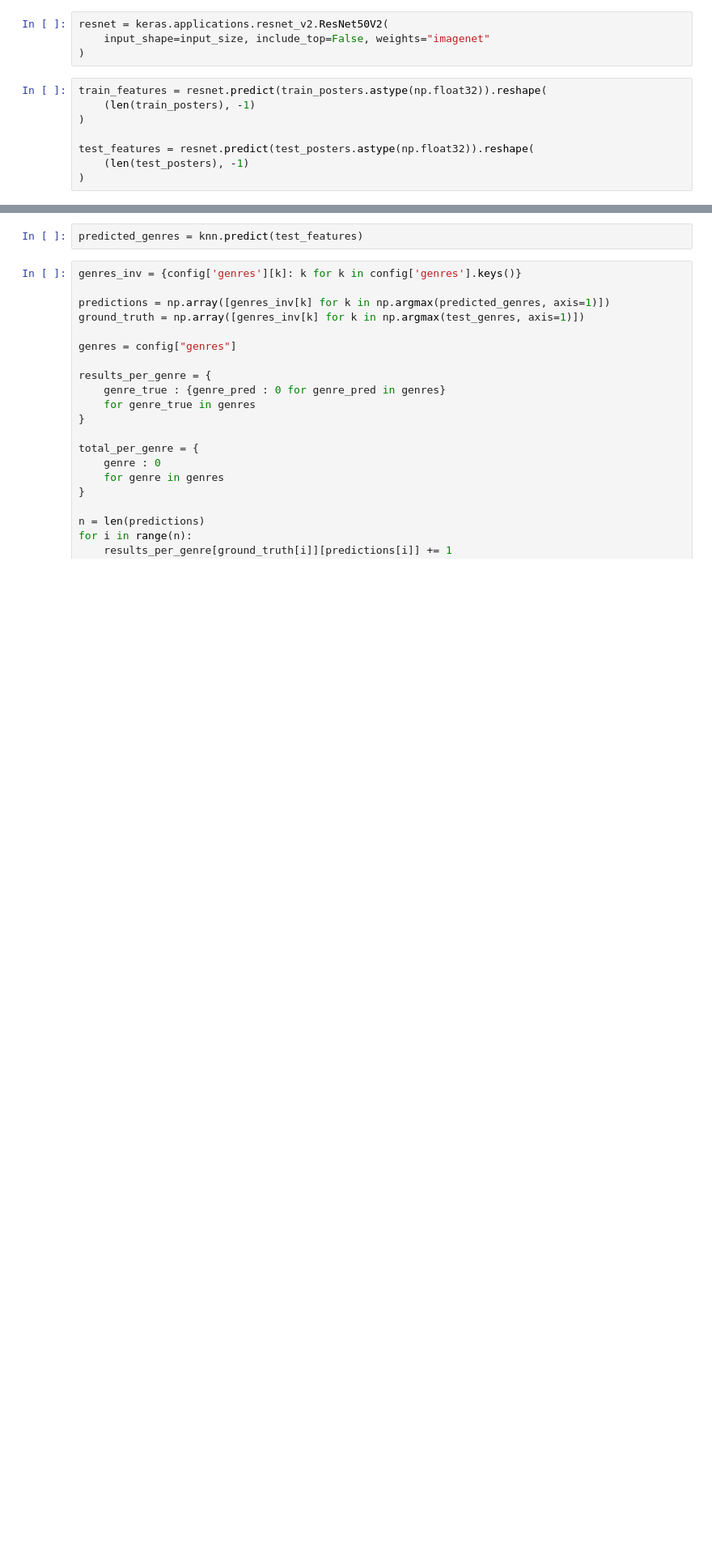
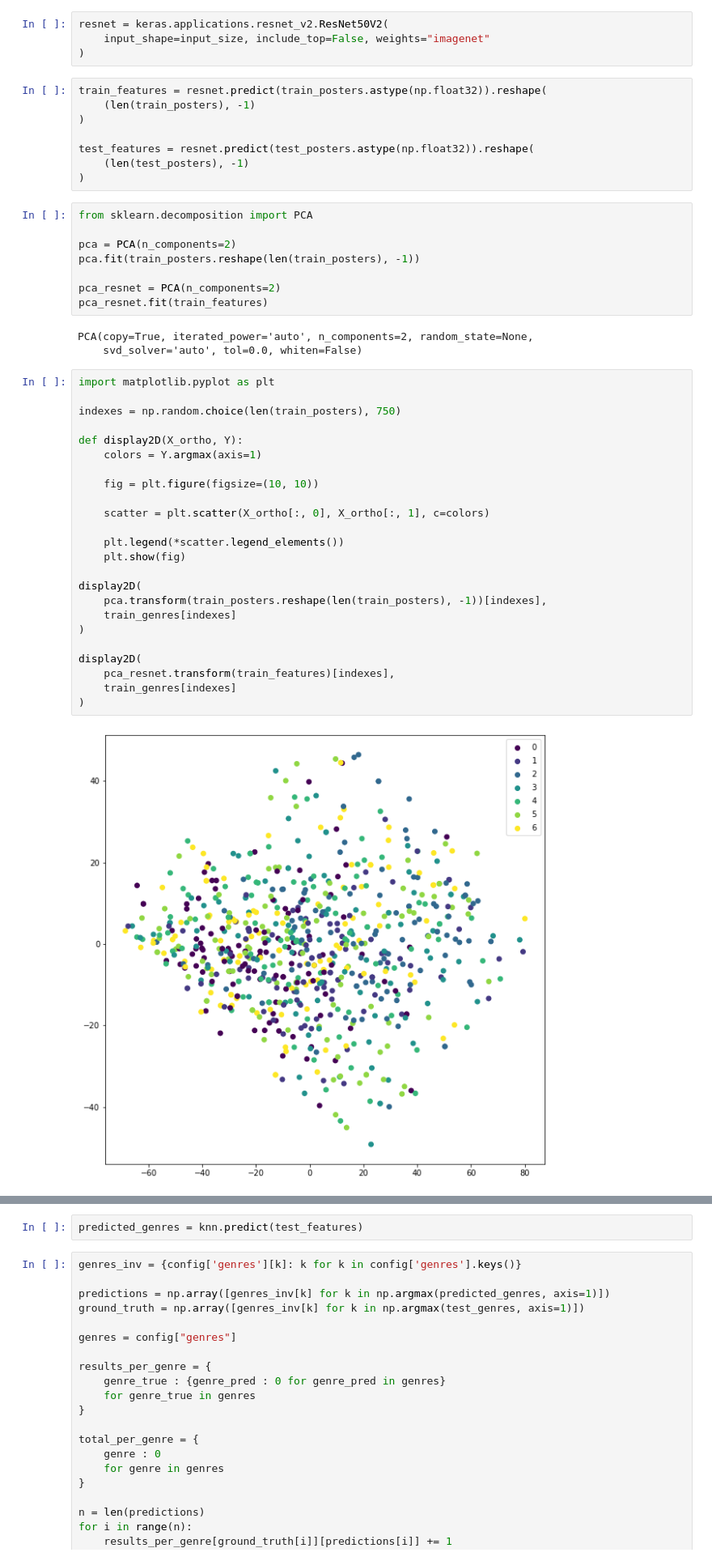
Before and after one commit to vloison/Projet_de_departement, a Jupyter notebook: moviegenre/Test knn.ipynb, the cells around one changed output, grey strips where cells are left out. Shown at 81% size. Drawn from its saved outputs; the diff is of its cells as text; blank space fills up the shorter version.

Commit message:
2d visualisation

```diff
--- a/moviegenre/Test knn.ipynb
+++ b/moviegenre/Test knn.ipynb
@@ -97,3 +97,40 @@ train_features = resnet.predict(train_posters.astype(np.float32)).reshape(
 test_features = resnet.predict(test_posters.astype(np.float32)).reshape(
     (len(test_posters), -1)
 )
+# %%
+from sklearn.decomposition import PCA
+
+pca = PCA(n_components=2)
+pca.fit(train_posters.reshape(len(train_posters), -1))
+
+pca_resnet = PCA(n_components=2)
+pca_resnet.fit(train_features)
+# %% [output]
+PCA(copy=True, iterated_power='auto', n_components=2, random_state=None,
+    svd_solver='auto', tol=0.0, whiten=False)
+# %%
+import matplotlib.pyplot as plt
+
+indexes = np.random.choice(len(train_posters), 750)
+
+def display2D(X_ortho, Y):
+    colors = Y.argmax(axis=1)
+
+    fig = plt.figure(figsize=(10, 10))
+
+    scatter = plt.scatter(X_ortho[:, 0], X_ortho[:, 1], c=colors)
+
+    plt.legend(*scatter.legend_elements())
+    plt.show(fig)
+
+display2D(
+    pca.transform(train_posters.reshape(len(train_posters), -1))[indexes],
+    train_genres[indexes]
+)
+
+display2D(
+    pca_resnet.transform(train_features)[indexes],
+    train_genres[indexes]
+)
+# %% [output]
+[figure, added]
```
Also changed, not shown: parts of 4 cells of this notebook.
